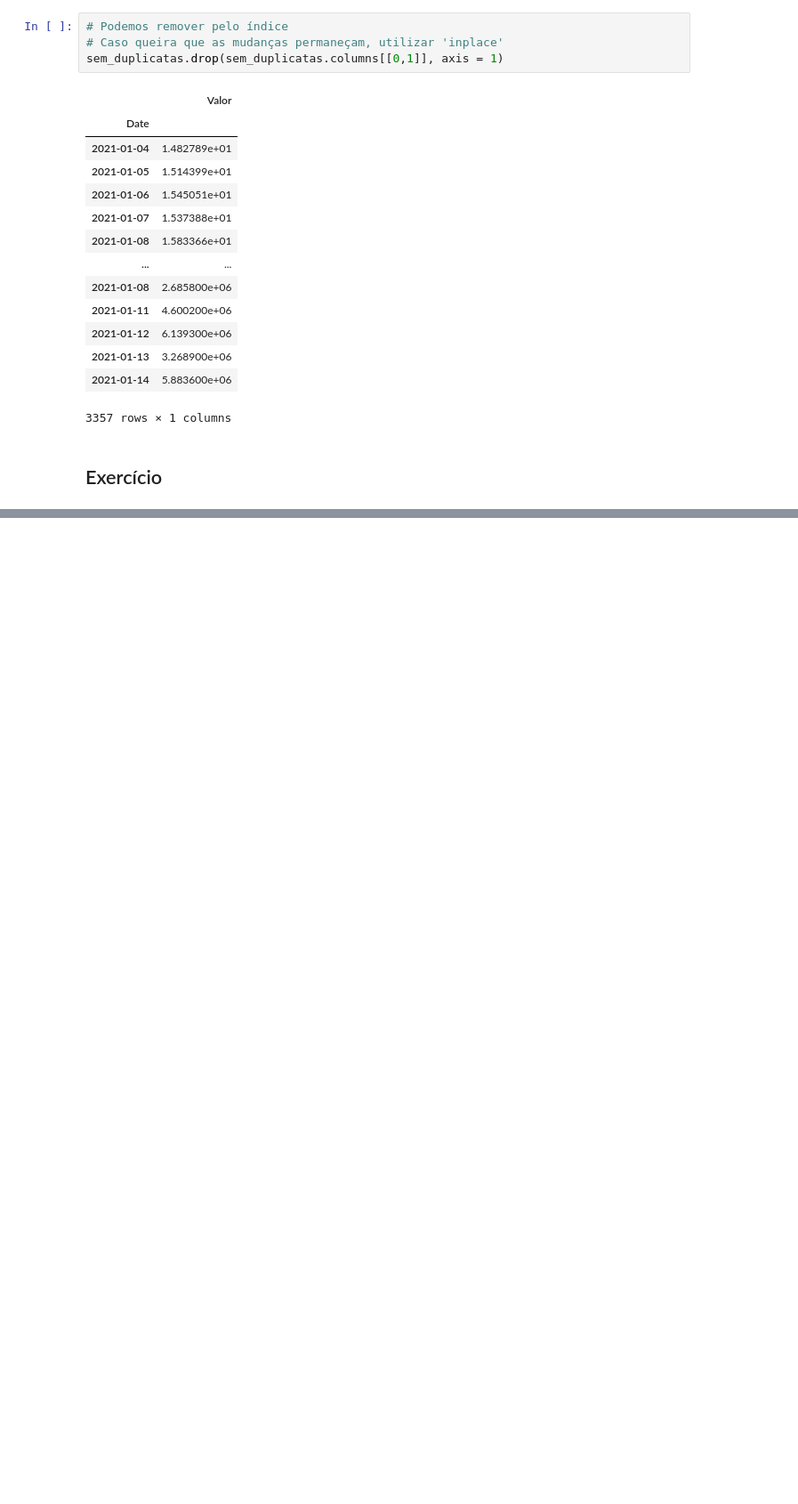
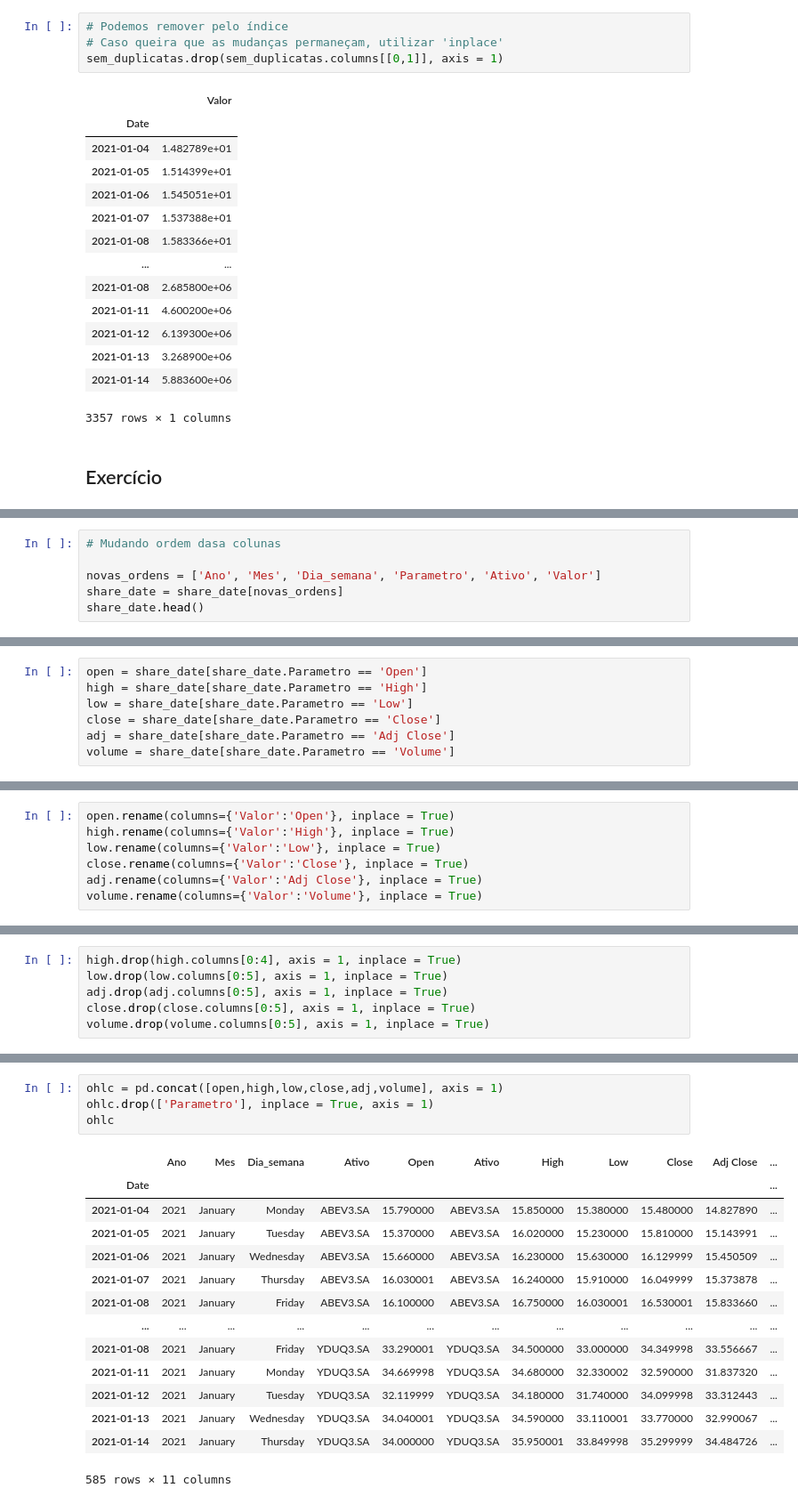
Before and after one commit to alanbrazoes/notebooks, a Jupyter notebook: dataframes.ipynb, the cells around one changed output, grey strips where cells are left out. Shown: that part at 89% size. Drawn from its saved outputs; the diff is of its cells as text; blank space fills up the shorter version.

```diff
--- a/dataframes.ipynb
+++ b/dataframes.ipynb
@@ -949,0 +1102,6 @@ abev.drop([a,b,c])
+# %%
+# Mudando ordem dasa colunas
+
+novas_ordens = ['Ano', 'Mes', 'Dia_semana', 'Parametro', 'Ativo', 'Valor']
+share_date = share_date[novas_ordens]
+share_date.head()
@@ -949,0 +1122,7 @@ abev.drop([a,b,c])
+# %%
+open = share_date[share_date.Parametro == 'Open']
+high = share_date[share_date.Parametro == 'High']
+low = share_date[share_date.Parametro == 'Low']
+close = share_date[share_date.Parametro == 'Close']
+adj = share_date[share_date.Parametro == 'Adj Close']
+volume = share_date[share_date.Parametro == 'Volume']
@@ -949,0 +1139,7 @@ abev.drop([a,b,c])
+# %%
+open.rename(columns={'Valor':'Open'}, inplace = True)
+high.rename(columns={'Valor':'High'}, inplace = True)
+low.rename(columns={'Valor':'Low'}, inplace = True)
+close.rename(columns={'Valor':'Close'}, inplace = True)
+adj.rename(columns={'Valor':'Adj Close'}, inplace = True)
+volume.rename(columns={'Valor':'Volume'}, inplace = True)
@@ -949,0 +1151,6 @@ abev.drop([a,b,c])
+# %%
+high.drop(high.columns[0:4], axis = 1, inplace = True)
+low.drop(low.columns[0:5], axis = 1, inplace = True)
+adj.drop(adj.columns[0:5], axis = 1, inplace = True)
+close.drop(close.columns[0:5], axis = 1, inplace = True)
+volume.drop(volume.columns[0:5], axis = 1, inplace = True)
@@ -949,0 +1172,19 @@ abev.drop([a,b,c])
+# %%
+ohlc = pd.concat([open,high,low,close,adj,volume], axis = 1)
+ohlc.drop(['Parametro'], inplace = True, axis = 1)
+ohlc
+# %% [output]
+|  | Ano | Mes | Dia_semana | Ativo | Open | Ativo | High | Low | Close | Adj Close | ... |
+| Date |  |  |  |  |  |  |  |  |  |  | ... |
+| 2021-01-04 | 2021 | January | Monday | ABEV3.SA | 15.790000 | ABEV3.SA | 15.850000 | 15.380000 | 15.480000 | 14.827890 | ... |
+| 2021-01-05 | 2021 | January | Tuesday | ABEV3.SA | 15.370000 | ABEV3.SA | 16.020000 | 15.230000 | 15.810000 | 15.143991 | ... |
+| 2021-01-06 | 2021 | January | Wednesday | ABEV3.SA | 15.660000 | ABEV3.SA | 16.230000 | 15.630000 | 16.129999 | 15.450509 | ... |
+| 2021-01-07 | 2021 | January | Thursday | ABEV3.SA | 16.030001 | ABEV3.SA | 16.240000 | 15.910000 | 16.049999 | 15.373878 | ... |
+| 2021-01-08 | 2021 | January | Friday | ABEV3.SA | 16.100000 | ABEV3.SA | 16.750000 | 16.030001 | 16.530001 | 15.833660 | ... |
+| ... | ... | ... | ... | ... | ... | ... | ... | ... | ... | ... | ... |
+| 2021-01-08 | 2021 | January | Friday | YDUQ3.SA | 33.290001 | YDUQ3.SA | 34.500000 | 33.000000 | 34.349998 | 33.556667 | ... |
+| 2021-01-11 | 2021 | January | Monday | YDUQ3.SA | 34.669998 | YDUQ3.SA | 34.680000 | 32.330002 | 32.590000 | 31.837320 | ... |
+| 2021-01-12 | 2021 | January | Tuesday | YDUQ3.SA | 32.119999 | YDUQ3.SA | 34.180000 | 31.740000 | 34.099998 | 33.312443 | ... |
+| 2021-01-13 | 2021 | January | Wednesday | YDUQ3.SA | 34.040001 | YDUQ3.SA | 34.590000 | 33.110001 | 33.770000 | 32.990067 | ... |
+| 2021-01-14 | 2021 | January | Thursday | YDUQ3.SA | 34.000000 | YDUQ3.SA | 35.950001 | 33.849998 | 35.299999 | 34.484726 | ... |
+585 rows × 11 columns
```
Also changed, not shown: parts of 38 cells of this notebook.
